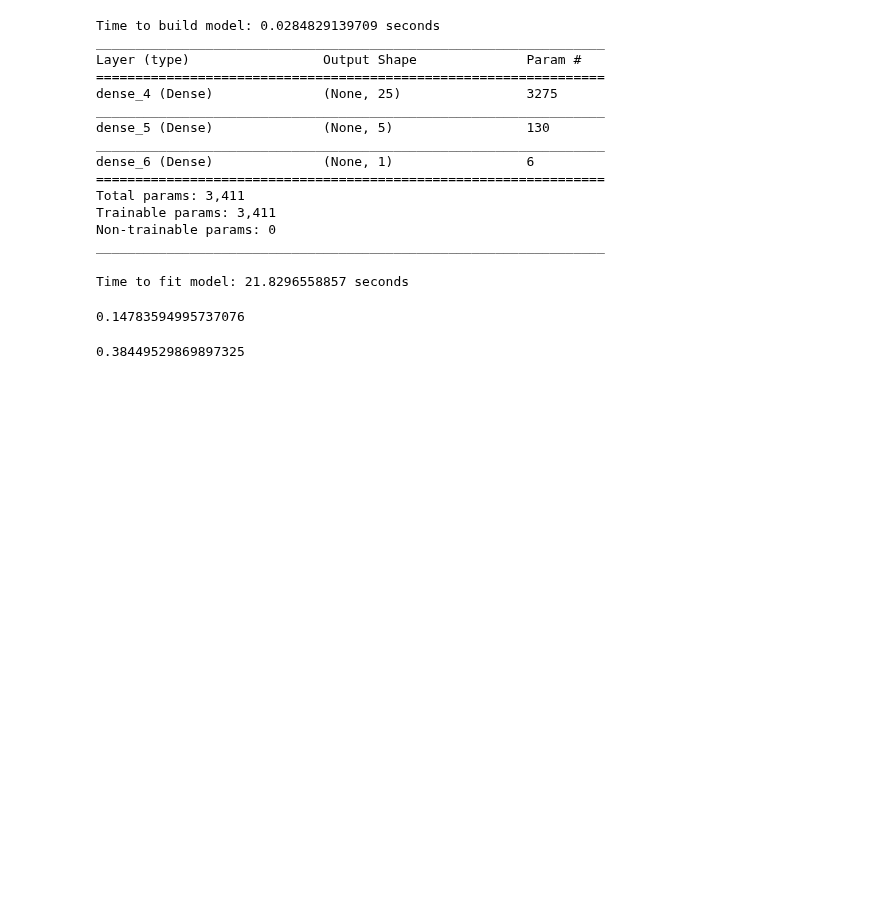
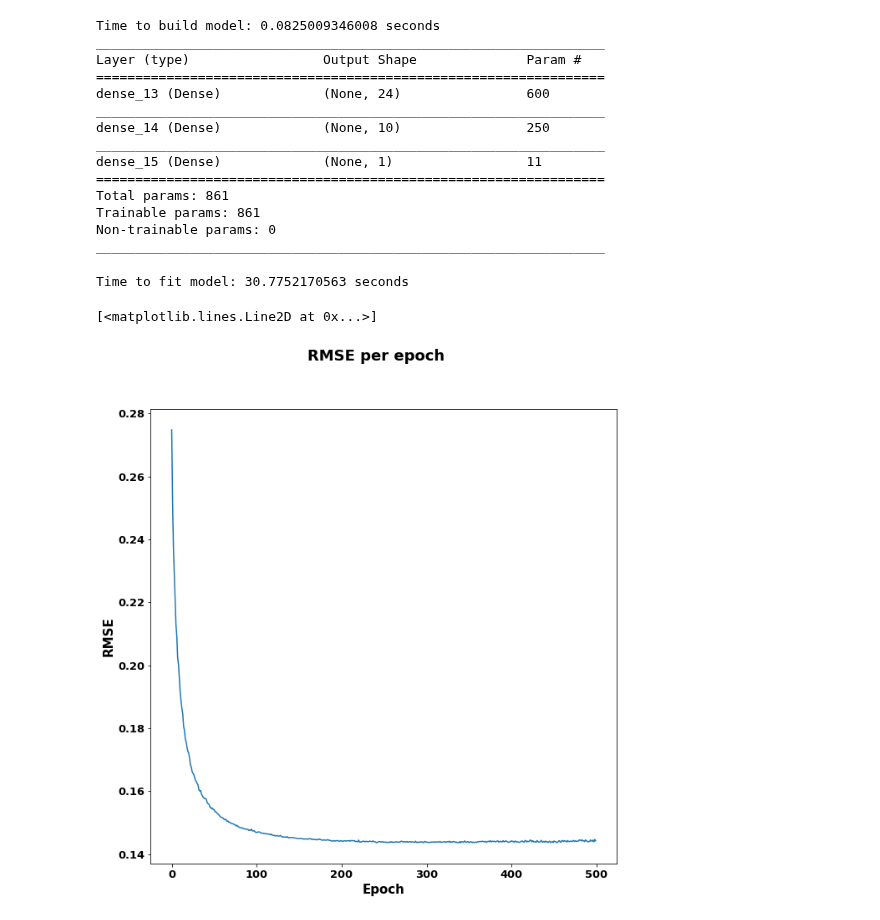
Before and after one commit to danilofrp/neural-stocks, a Jupyter notebook: notebooks/ANN.ipynb, the cells around one changed output. Saved outputs shown, nothing was run; the diff lists cells and outputs as text; code cells hidden in the pictures; blank space fills up the shorter version.

```diff
--- a/notebooks/ANN.ipynb
+++ b/notebooks/ANN.ipynb
@@ -72,7 +111,0 @@ plotSeries(PETR4[['Close_EMA17_logdiff', 'Close_EMA72_logdiff', 'Close_EMA200_lo
-# %%
-PETR4_scalled = None
-scaler = MinMaxScaler(feature_range = (-1,1))
-scaler.fit(PETR4)
-PETR4_scalled = pd.DataFrame(scaler.transform(PETR4), columns = PETR4.columns.values, index = PETR4.index)
-
-#scatterHist(PETR4['Close_EMA17_logdiff'], PETR4_scalled['Close_EMA17_logdiff'], nBins = 100)
@@ -91,44 +146,54 @@ Number of inputs per batch: 130
+# %%
+xScaler = MinMaxScaler(feature_range = (-1,1))
+xScaler.fit(xTrain)
+
+yScaler = MinMaxScaler(feature_range = (-1,1))
+yScaler.fit(yTrain)
+
+xTrain = xScaler.transform(xTrain)
+xTest  = xScaler.transform(xTest)
+
+yTrain = yScaler.transform(yTrain)
 # %%
 init_time = time.time()
 
-model = Sequential([Dense(25, activation = 'tanh', input_dim = 130),
-                    Dense(5, activation = 'tanh'),
+model = Sequential([Dense(24, activation = 'tanh', input_dim = 24),
+                    Dense(10, activation = 'tanh'),
                     Dense(1, activation = 'tanh')])
 
-model.compile(optimizer='rmsprop', loss='mse')
+SGD = optimizers.SGD(lr=0.003, momentum=0.00, decay=0.0, nesterov=False)
+
+model.compile(optimizer=SGD, loss='mean_squared_error')
 
 end_time = time.time()
 print 'Time to build model: '+str(end_time-init_time)+' seconds'
 model.summary()
 # %% [output]
-Time to build model: 0.0284829139709 seconds
+Time to build model: 0.0825009346008 seconds
 _________________________________________________________________
 Layer (type)                 Output Shape              Param #
 =================================================================
-dense_4 (Dense)              (None, 25)                3275
+dense_13 (Dense)             (None, 24)                600
 _________________________________________________________________
-dense_5 (Dense)              (None, 5)                 130
+dense_14 (Dense)             (None, 10)                250
 _________________________________________________________________
-dense_6 (Dense)              (None, 1)                 6
+dense_15 (Dense)             (None, 1)                 11
 =================================================================
-Total params: 3,411
-Trainable params: 3,411
+Total params: 861
+Trainable params: 861
 Non-trainable params: 0
 _________________________________________________________________
 # %%
 init_time = time.time()
 
-model.fit(xTrain,
-          yTrain,
-          epochs = 300,
-          verbose = 0,
-          validation_split = 0.10)
+fitHistory = model.fit(xTrain,
+                    yTrain,
+                    epochs = 500,
+                    verbose = 0,
+                    shuffle = True,
+                    validation_split = 0.20)
 
 end_time = time.time()
 print 'Time to fit model: '+str(end_time-init_time)+' seconds'
 # %% [output]
-Time to fit model: 21.8296558857 seconds
+Time to fit model: 30.7752170563 seconds
-# %%
-model.evaluate(xTest, yTest, verbose=1)
-# %% [output]
-0.14783594995737076
@@ -160,4 +200,9 @@ def prepData2(df, columnsToUse, columnToPredict, nDelays, testSetSize):
-# %%
-np.sqrt(np.square(yTest).sum()/len(yTest))
-# %% [output]
-0.38449529869897325
+# %%
+fig, ax = plt.subplots(figsize = (10,10), nrows = 1, ncols = 1)
+fig.suptitle('RMSE per epoch')
+ax.set_xlabel('Epoch')
+ax.set_ylabel('RMSE')
+ax.plot(np.sqrt(fitHistory.history['val_loss']))
+# %% [output]
+[<matplotlib.lines.Line2D at 0x...>]
+[figure, added]
```
Also changed, not shown: parts of 10 cells of this notebook.
